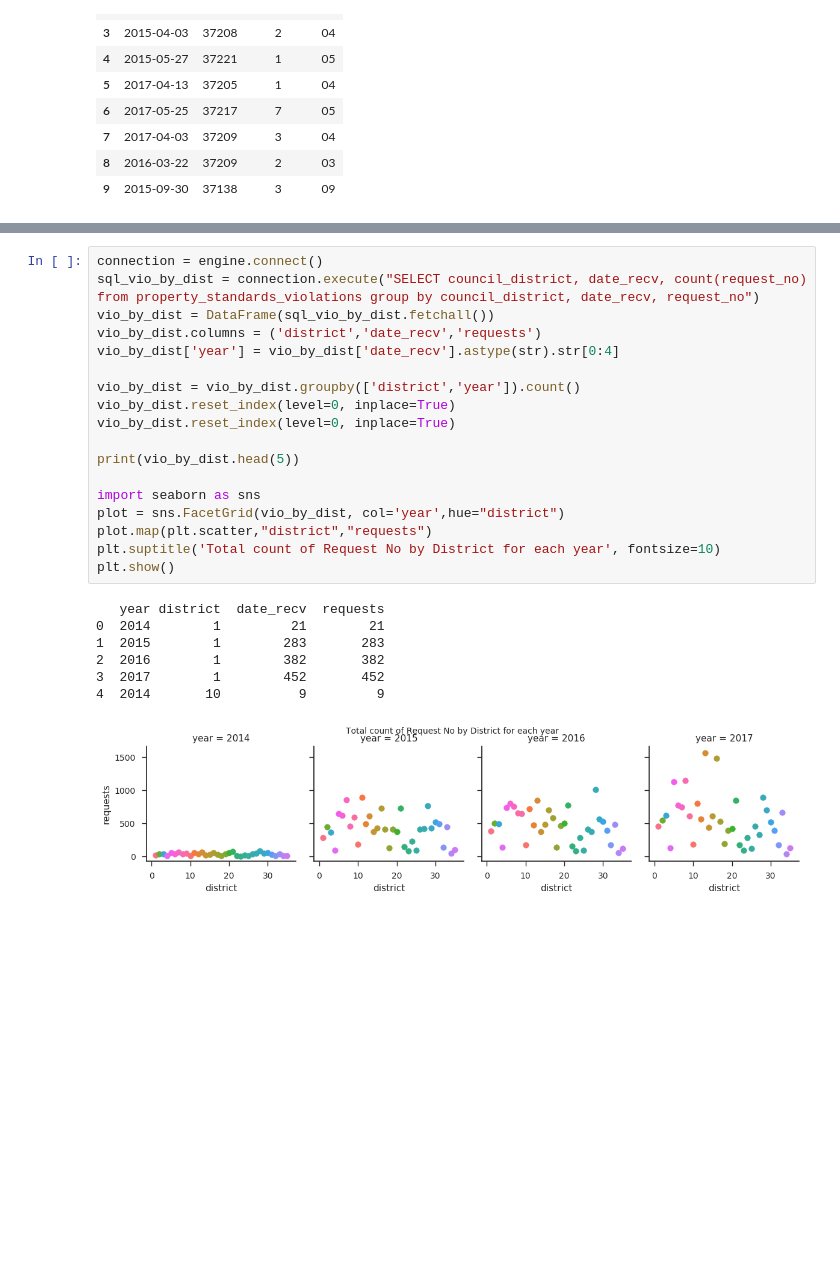
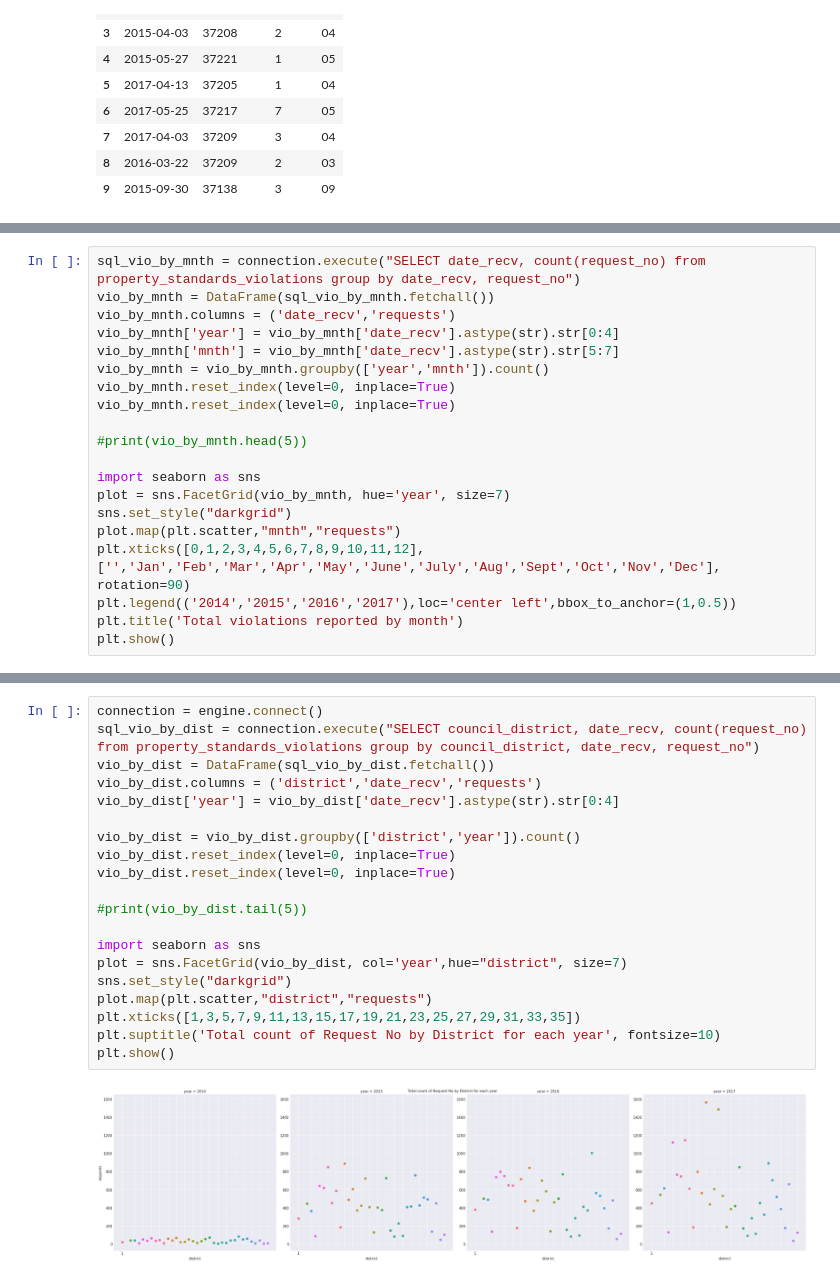
Before and after one commit to DataScienceBS/data-question-2-tornado-bombers, a Jupyter notebook: DQ2_SQL into Python.ipynb, the cells around one changed output, grey strips where cells are left out. Drawn from its saved outputs; the diff is of its cells as text; blank space fills up the shorter version.

```diff
--- a/DQ2_SQL into Python.ipynb
+++ b/DQ2_SQL into Python.ipynb
@@ -901,0 +872,20 @@ plt.show()
+# %%
+sql_vio_by_mnth = connection.execute("SELECT date_recv, count(request_no) from property_standards_violations group by date_recv, request_no")
+vio_by_mnth = DataFrame(sql_vio_by_mnth.fetchall())
+vio_by_mnth.columns = ('date_recv','requests')
+vio_by_mnth['year'] = vio_by_mnth['date_recv'].astype(str).str[0:4]
+vio_by_mnth['mnth'] = vio_by_mnth['date_recv'].astype(str).str[5:7]
+vio_by_mnth = vio_by_mnth.groupby(['year','mnth']).count()
+vio_by_mnth.reset_index(level=0, inplace=True)
+vio_by_mnth.reset_index(level=0, inplace=True)
+
+#print(vio_by_mnth.head(5))
+
+import seaborn as sns
+plot = sns.FacetGrid(vio_by_mnth, hue='year', size=7)
+sns.set_style("darkgrid")
+plot.map(plt.scatter,"mnth","requests")
+plt.xticks([0,1,2,3,4,5,6,7,8,9,10,11,12],['','Jan','Feb','Mar','Apr','May','June','July','Aug','Sept','Oct','Nov','Dec'], rotation=90)
+plt.legend(('2014','2015','2016','2017'),loc='center left',bbox_to_anchor=(1,0.5))
+plt.title('Total violations reported by month')
+plt.show()
@@ -902,27 +975,23 @@ plt.show()
 # %%
 connection = engine.connect()
 sql_vio_by_dist = connection.execute("SELECT council_district, date_recv, count(request_no) from property_standards_violations group by council_district, date_recv, request_no")
 vio_by_dist = DataFrame(sql_vio_by_dist.fetchall())
 vio_by_dist.columns = ('district','date_recv','requests')
 vio_by_dist['year'] = vio_by_dist['date_recv'].astype(str).str[0:4]
 
 vio_by_dist = vio_by_dist.groupby(['district','year']).count()
 vio_by_dist.reset_index(level=0, inplace=True)
 vio_by_dist.reset_index(level=0, inplace=True)
 
-print(vio_by_dist.head(5))
+#print(vio_by_dist.tail(5))
 
 import seaborn as sns
-plot = sns.FacetGrid(vio_by_dist, col='year',hue="district")
+plot = sns.FacetGrid(vio_by_dist, col='year',hue="district", size=7)
+sns.set_style("darkgrid")
 plot.map(plt.scatter,"district","requests")
+plt.xticks([1,3,5,7,9,11,13,15,17,19,21,23,25,27,29,31,33,35])
 plt.suptitle('Total count of Request No by District for each year', fontsize=10)
 plt.show()
 # %% [output]
-   year district  date_recv  requests
-0  2014        1         21        21
-1  2015        1        283       283
-2  2016        1        382       382
-3  2017        1        452       452
-4  2014       10          9         9
-[figure, old version]
+[figure, new version]
 # %%
```
Also changed, not shown: parts of 27 cells of this notebook, 1 other file.
